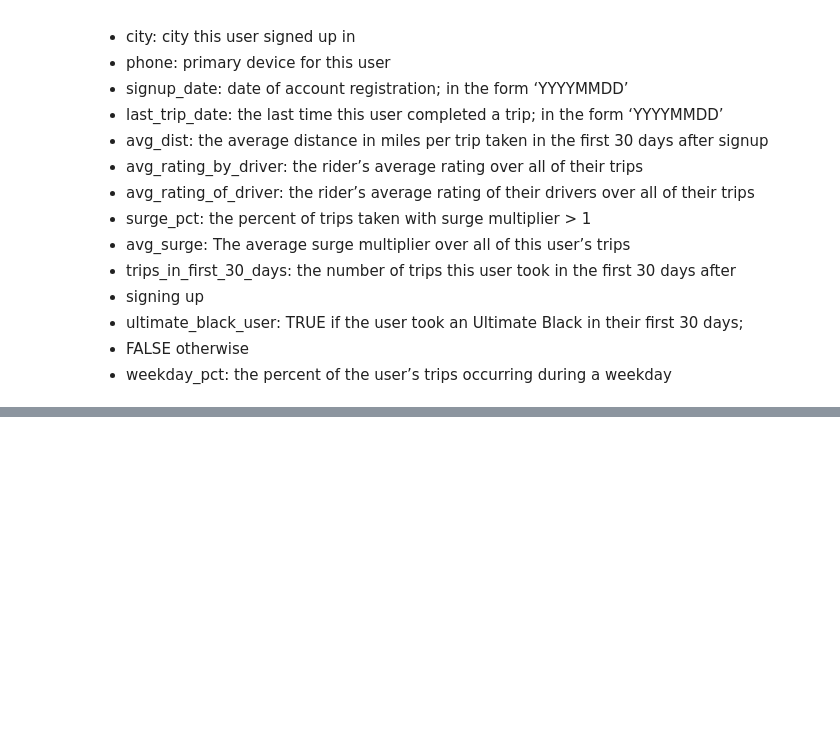
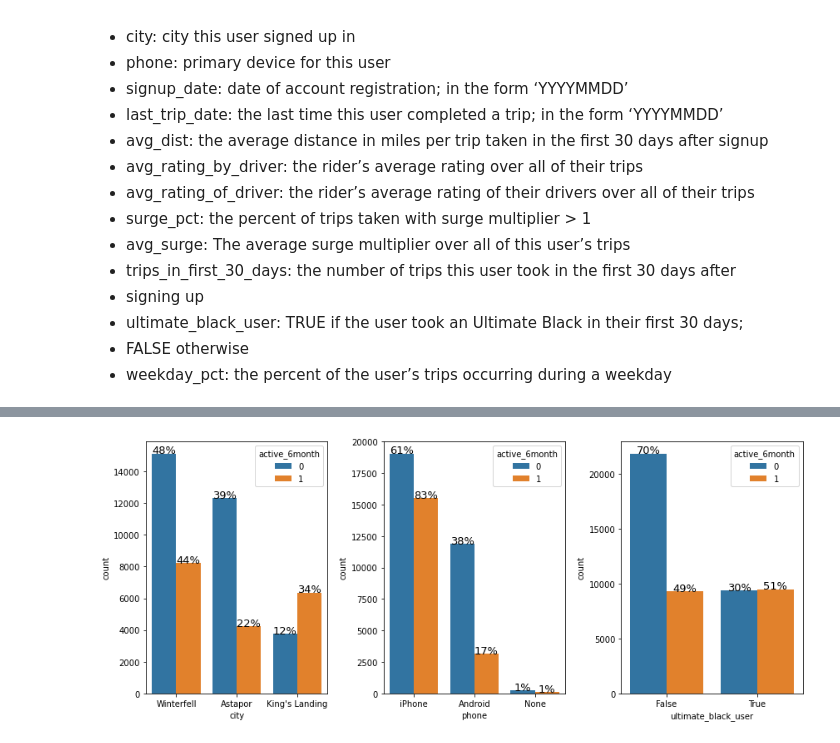
Before and after one commit to yoyo6022/Springboard-hands-on-project, a Jupyter notebook: ultimate_challenge/Ultimate_Challenge.ipynb, the cells around one changed output, grey strips where cells are left out. Saved outputs shown, nothing was run; the diff lists cells and outputs as text; code cells hidden in the pictures; blank space fills up the shorter version.

```diff
--- a/ultimate_challenge/Ultimate_Challenge.ipynb
+++ b/ultimate_challenge/Ultimate_Challenge.ipynb
@@ -788,0 +904,22 @@ df2.head(20)
+# %%
+plt.figure(figsize=(12,5))
+for i, col in enumerate(['city', 'phone', 'ultimate_black_user'],1):
+    plt.subplot(1,3,i)
+    ax = sns.countplot(col, data=df2, hue='active_6month', order=df2[col].value_counts().index)
+    bars = ax.patches
+    half = int(len(bars)/2)
+    left_bars = bars[:half]
+    right_bars = bars[half:]
+
+    for left, right in zip(left_bars, right_bars):
+        height_l = left.get_height()
+        height_r = right.get_height()
+        total_left = df2[df2.active_6month==0].shape[0]
+        total_right = df2[df2.active_6month==1].shape[0]
+
+        ax.text(left.get_x() + left.get_width()/2., height_l + 3, '{0:.0%}'.format(height_l/total_left), ha="center",fontsize=13)
+        ax.text(right.get_x() + right.get_width()/2., height_r + 3, '{0:.0%}'.format(height_r/total_right), ha="center",fontsize=13)
+
+plt.tight_layout()
+# %% [output]
+[figure, added]
```
Also changed, not shown: parts of 101 cells of this notebook.
